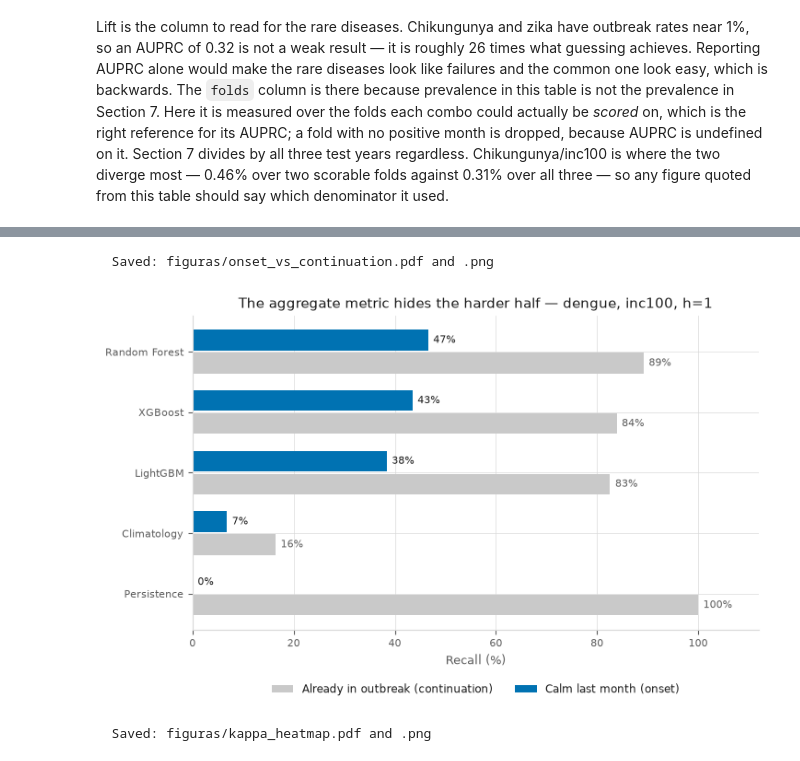
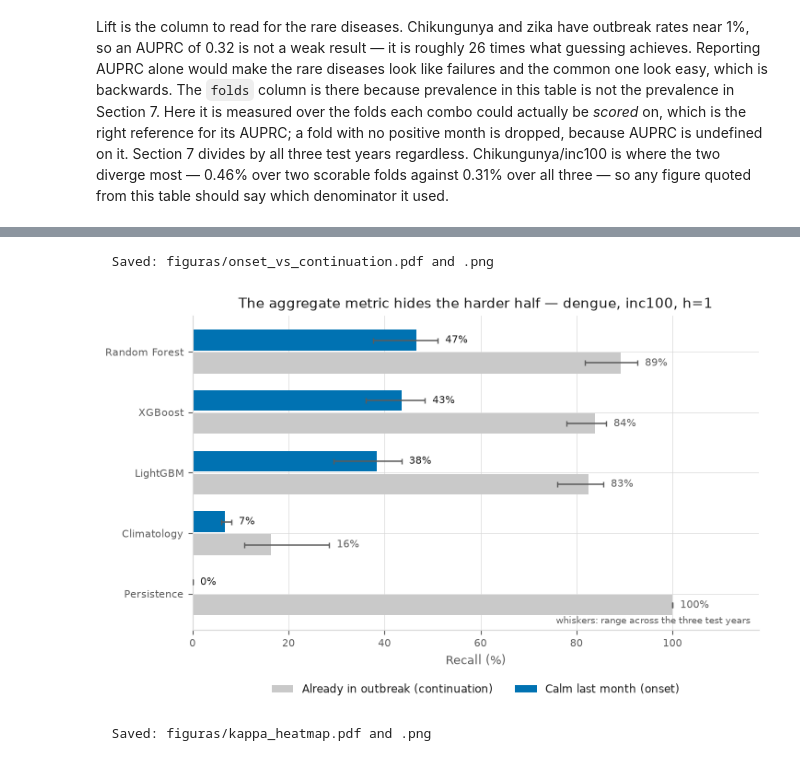
Before and after one commit to LVinaud/arboviral-outbreak-onset, a Jupyter notebook: notebooks/04_results.ipynb, the cells around one changed output, grey strips where cells are left out. Cells and saved outputs as stored; diff of their text form; code cells hidden in the pictures.

```diff
--- a/notebooks/04_results.ipynb
+++ b/notebooks/04_results.ipynb
@@ -501,6 +524,12 @@ C_AUROC, C_AUPRC = "#1f77b4", "#d62728"
 
 if horizon_table is not None and len(horizon_table) > 1:
     fig, ax = plt.subplots(figsize=(6.2, 3.8))
+    # Band = lowest to highest of the three test years, the same convention used
+    # in every figure here.
+    ax.fill_between(horizon_table.index, horizon_table["auroc_min"],
+                    horizon_table["auroc_max"], color=C_AUROC, alpha=0.16, lw=0)
+    ax.fill_between(horizon_table.index, horizon_table["auprc_min"],
+                    horizon_table["auprc_max"], color=C_AUPRC, alpha=0.16, lw=0)
     ax.plot(horizon_table.index, horizon_table["auroc"], color=C_AUROC,
             linewidth=2, marker="o", markersize=6, label="AUROC")
     ax.plot(horizon_table.index, horizon_table["auprc"], color=C_AUPRC,
@@ -524,6 +553,8 @@ if horizon_table is not None and len(horizon_table) > 1:
         ax.spines[side].set_visible(False)
     ax.tick_params(colors=MUTED, labelsize=8)
     ax.legend(frameon=False, fontsize=9, labelcolor=INK)
+    ax.annotate("bands: range across the three test years", (0.97, 0.04),
+                xycoords="axes fraction", ha="right", fontsize=7.5, color=MUTED)
     ax.set_title("Degradation by horizon — dengue, inc100, Random Forest",
                  fontsize=11, color=INK)
     fig.tight_layout()
@@ -1372,6 +1409,8 @@ if budget_path.exists():
     ax = axes[0]
     ax.bar(range(len(season)), season["base_rate"], color="#e8e8e8",
            width=0.72, zorder=1, label="Outbreak base rate")
+    ax.fill_between(range(len(season)), season["auroc_min"], season["auroc_max"],
+                    color=MODEL_COLORS["rf"], alpha=0.16, lw=0, zorder=2)
     ax.plot(range(len(season)), season["auroc"], marker="o", markersize=5,
             zorder=3, **model_line_kwargs("rf"))
     ax.set_xticks(range(len(season)))
@@ -1452,7 +1491,9 @@ for disease in DISEASES:
             grid_rows.append({
                 "disease": disease, "definition": definition, "h": h,
                 "prevalence_%": 100 * prev,
-                "rf_auroc": rf["auroc"].mean(), "rf_auprc": rf["auprc"].mean(),
+                "rf_auroc": rf["auroc"].mean(),
+                "rf_auroc_min": rf["auroc"].min(), "rf_auroc_max": rf["auroc"].max(),
+                "rf_auprc": rf["auprc"].mean(),
                 "rf_lift": rf["auprc"].mean() / prev if prev else np.nan,
                 "folds": int(rows["test_year"].nunique()),
                 "best_model": best_model, "best_auprc": best_auprc,
@@ -1500,6 +1541,8 @@ if present:
     axes = np.atleast_1d(axes)
     for ax, disease in zip(axes, present):
         sub = decay[decay["disease"] == disease].sort_values("h")
+        ax.fill_between(sub["h"], sub["rf_auroc_min"], sub["rf_auroc_max"],
+                        color=MODEL_COLORS["rf"], alpha=0.16, lw=0)
         ax.plot(sub["h"], sub["rf_auroc"], marker="o", markersize=5,
                 **model_line_kwargs("rf"))
         drop = sub["rf_auroc"].iloc[0] - sub["rf_auroc"].iloc[-1]
@@ -1516,6 +1559,8 @@ if present:
         ax.set_ylim(0.5, 1.0)
         style_axes(ax, xlabel="Forecast horizon (months)")
     style_axes(axes[0], ylabel="AUROC, Random Forest")
+    axes[0].annotate("band: range across the three test years", (0.03, 0.04),
+                     xycoords="axes fraction", fontsize=7.5, color=MUTED)
     fig.suptitle("How far ahead the signal survives — endemic-channel definition",
                  fontsize=11, color=INK, y=1.03)
     fig.tight_layout()
@@ -1527,37 +1572,72 @@ if present:
 # %%
 # The onset/continuation split, as a figure: the paper's central claim.
 if onset_table is not None:
     order = [m for m in ("Random Forest", "XGBoost", "LightGBM",
                          "Climatology", "Persistence") if m in onset_table.index]
     ot = onset_table.loc[order]
     y = np.arange(len(ot))
+
+    # The same split, recomputed inside each test year, so the bars can carry the
+    # range instead of implying the single number is all there is.
+    spread = {}
+    for model in ("rf", "xgb", "lgbm", "climatology", "persistence"):
+        label = MODEL_LABELS[model]
+        if label not in ot.index:
+            continue
+        rows_ = [phase_metrics(fold) for _, fold in
+                 preds[preds["model"] == model].groupby("test_year")]
+        for key in ("recall_onset", "recall_continuation"):
+            vals = [r[key] for r in rows_ if not pd.isna(r[key])]
+            spread[(label, key)] = (min(vals), max(vals)) if vals else (np.nan, np.nan)
+
+    def err(label, key, mean):
+        lo, hi = spread.get((label, key), (np.nan, np.nan))
+        if pd.isna(lo):
+            return [[0.0], [0.0]]
+        return [[100 * mean - 100 * lo], [100 * hi - 100 * mean]]
     fig, ax = plt.subplots(figsize=(7.4, 0.62 * len(ot) + 1.6))
     ax.barh(y + 0.19, 100 * ot["recall_continuation"], height=0.34,
             color="#c9c9c9", zorder=2, label="Already in outbreak (continuation)")
     ax.barh(y - 0.19, 100 * ot["recall_onset"], height=0.34,
             color=MODEL_COLORS["rf"], zorder=2, label="Calm last month (onset)")
-    for yi, (_, row) in zip(y, ot.iterrows()):
+    # Whiskers span the lowest to the highest of the three test years.
+    for yi, (label, row) in zip(y, ot.iterrows()):
+        for offset, key in ((0.19, "recall_continuation"), (-0.19, "recall_onset")):
+            ax.errorbar(100 * row[key], yi + offset,
+                        xerr=err(label, key, row[key]), fmt="none",
+                        ecolor=MUTED, elinewidth=1.1, capsize=2.5, zorder=4)
+    def whisker_end(label, key, mean):
+        """Right edge of the whisker, so the number never lands on the cap."""
+        hi = spread.get((label, key), (np.nan, np.nan))[1]
+        return 100 * (mean if pd.isna(hi) else max(mean, hi))
+
+    for yi, (label, row) in zip(y, ot.iterrows()):
         ax.annotate(f"{100 * row['recall_continuation']:.0f}%",
-                    (100 * row["recall_continuation"], yi + 0.19), xytext=(4, 0),
-                    textcoords="offset points", va="center", fontsize=8, color=MUTED)
+                    (whisker_end(label, "recall_continuation",
+                                 row["recall_continuation"]), yi + 0.19),
+                    xytext=(6, 0), textcoords="offset points", va="center",
+                    fontsize=8, color=MUTED)
         ax.annotate(f"{100 * row['recall_onset']:.0f}%",
-                    (100 * row["recall_onset"], yi - 0.19), xytext=(4, 0),
-                    textcoords="offset points", va="center", fontsize=8, color=INK)
+                    (whisker_end(label, "recall_onset", row["recall_onset"]),
+                     yi - 0.19), xytext=(6, 0), textcoords="offset points",
+                    va="center", fontsize=8, color=INK)
     ax.set_yticks(y)
     ax.set_yticklabels(ot.index, fontsize=9, color=INK)
     ax.invert_yaxis()
-    ax.set_xlim(0, 112)
+    ax.set_xlim(0, 118)
     style_axes(ax, xlabel="Recall (%)")
     ax.legend(frameon=False, fontsize=8.5, labelcolor=INK, loc="upper center",
               bbox_to_anchor=(0.5, -0.14), ncol=2)
     ax.set_title(f"The aggregate metric hides the harder half — {DISEASE}, "
                  f"{DEFINITION}, h={HORIZON}", fontsize=11, color=INK)
+    ax.annotate("whiskers: range across the three test years", (0.985, 0.02),
+                xycoords="axes fraction", ha="right", fontsize=7.5, color=MUTED)
     fig.tight_layout()
     save_fig(fig, "onset_vs_continuation")
     plt.show()
 # %% [output]
   Saved: figuras/onset_vs_continuation.pdf and .png
-[figure, old version]
+[figure, new version]
 # %%
 # Kappa as a heatmap: the two families separate at a glance.
 fig, ax = plt.subplots(figsize=(4.6, 4.0))
```
Also changed, not shown: parts of 7 cells of this notebook, 15 other files.
